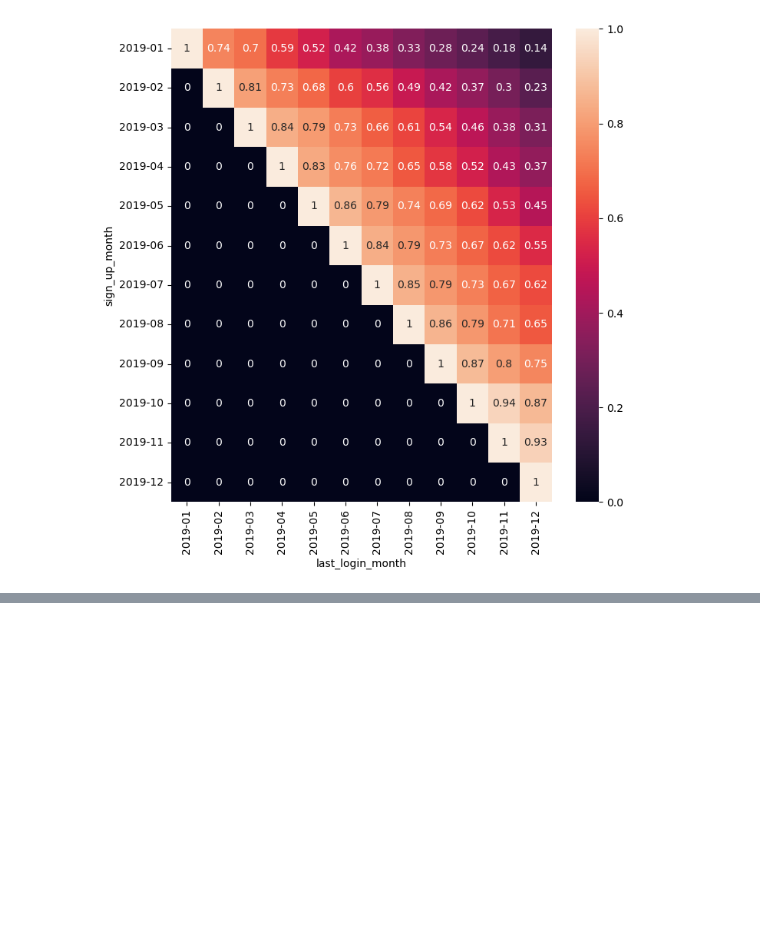
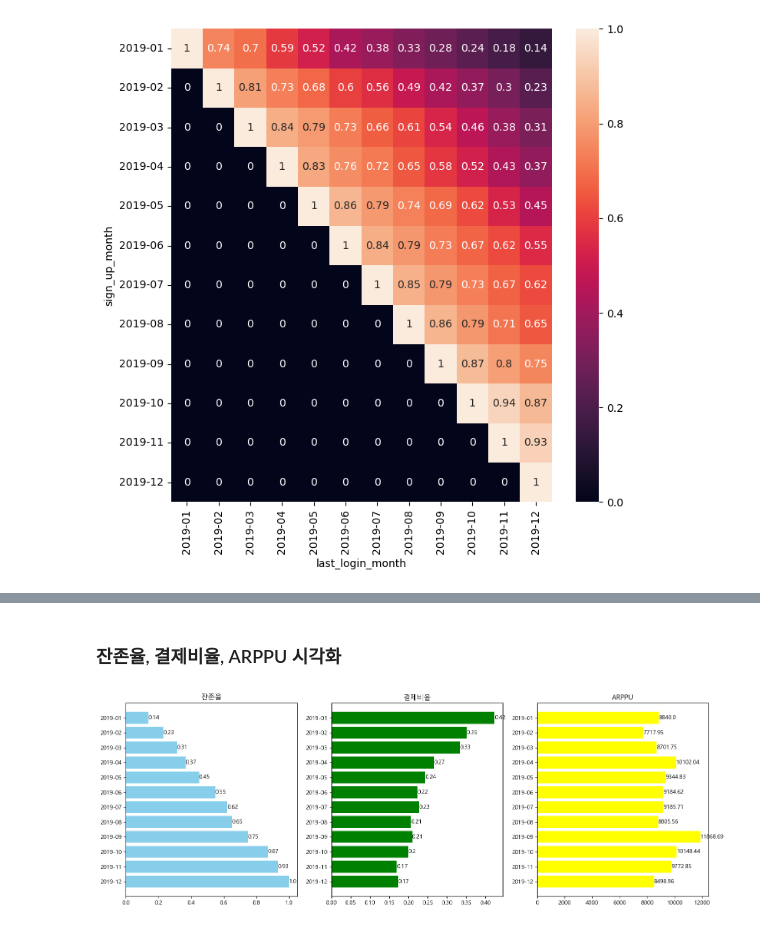
Before and after one commit to nyeokinyeoki/backup, a Jupyter notebook: data1.ipynb, the cells around one changed output, grey strips where cells are left out. Saved outputs shown, nothing was run; the diff lists cells and outputs as text; code cells hidden in the pictures; blank space fills up the shorter version.

```diff
--- a/data1.ipynb
+++ b/data1.ipynb
@@ -172,0 +317,4 @@ plt.show()
+# %%
+devide_revenue = pd.concat([num_pay_join_mon, pivot_table[pivot_table.columns[-1]], pv_retention[pv_retention.columns[-1]]], axis=1)
+
+devide_revenue
@@ -172,0 +335,6 @@ plt.show()
+# %%
+devide_revenue = devide_revenue[['sum', '2019-12', 'user_id']]
+
+devide_revenue.columns = ["가입자", "활동회원", "결제자수"]
+
+devide_revenue
@@ -172,0 +355,6 @@ plt.show()
+# %%
+devide_revenue["잔존율"] = (devide_revenue["활동회원"] / devide_revenue["가입자"])
+
+devide_revenue["결제비율"] = (devide_revenue["결제자수"] / devide_revenue["활동회원"])
+
+devide_revenue
@@ -172,0 +375,8 @@ plt.show()
+# %%
+devide_revenue["매출"] = sum_pay_join_mon
+
+devide_revenue = devide_revenue[['가입자','잔존율','활동회원','결제비율','결제자수','매출']]
+
+devide_revenue.insert(5, "ARPPU", (devide_revenue["매출"] / devide_revenue["결제자수"]))
+
+devide_revenue
@@ -172,0 +415,2 @@ plt.show()
+# %% [markdown]
+### 잔존율, 결제비율, ARPPU 시각화
@@ -172,0 +421,21 @@ plt.show()
+# %%
+plt.rcParams["font.family"] = "Malgun Gothic"
+
+fig, axs = plt.subplots(figsize=(18,6), nrows=1, ncols=3)
+
+colorList = ["skyblue", "green", "yellow"]
+
+for i in range(3) :
+    axs[i].barh(y=devide_revenue.index, width=devide_revenue.iloc[:,i*2+1], color=colorList[i], align="center")
+
+    for k, v in enumerate(devide_revenue.iloc[:,i*2+1]) :
+        axs[i].text(v, devide_revenue.index[k], round(v,2),
+                    horizontalalignment='left', # horizontalalignment (left, center, right)
+                    verticalalignment='center') # verticalalignment (top, center, bottom)
+
+    axs[i].set_title(devide_revenue.columns[i*2+1])
+    axs[i].invert_yaxis()
+
+plt.show()
+# %% [output]
+[figure, added]
```
Also changed, not shown: parts of 17 cells of this notebook.
